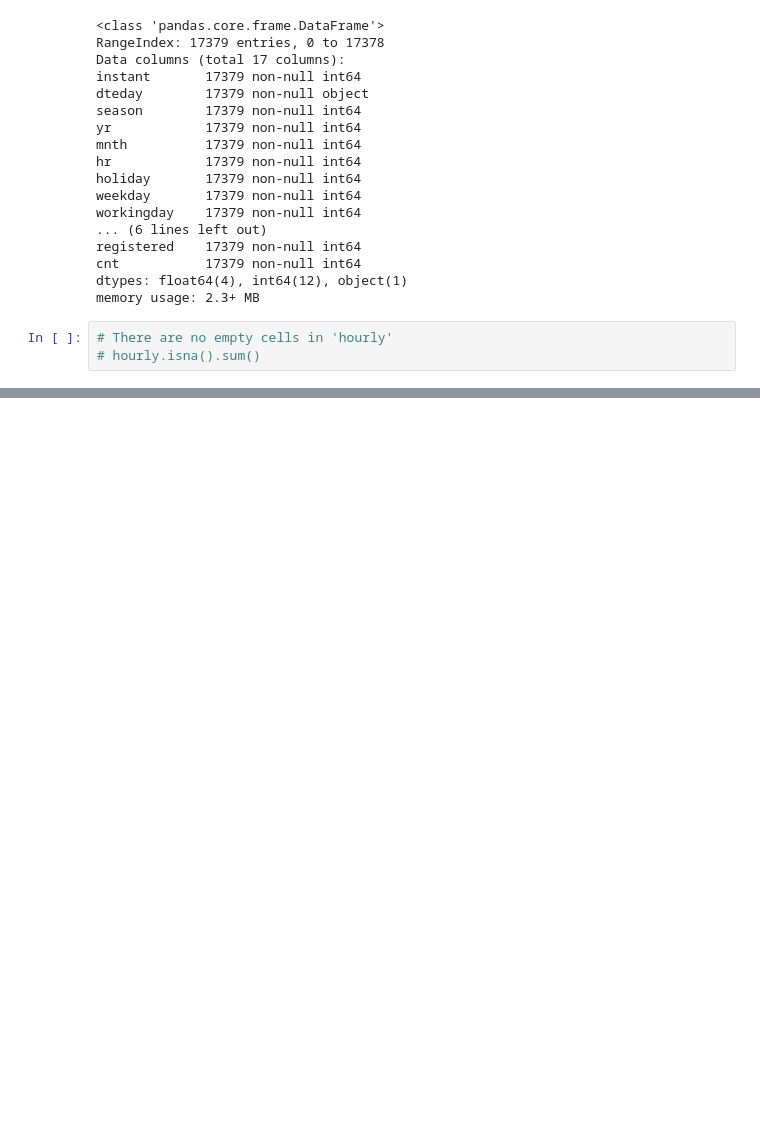
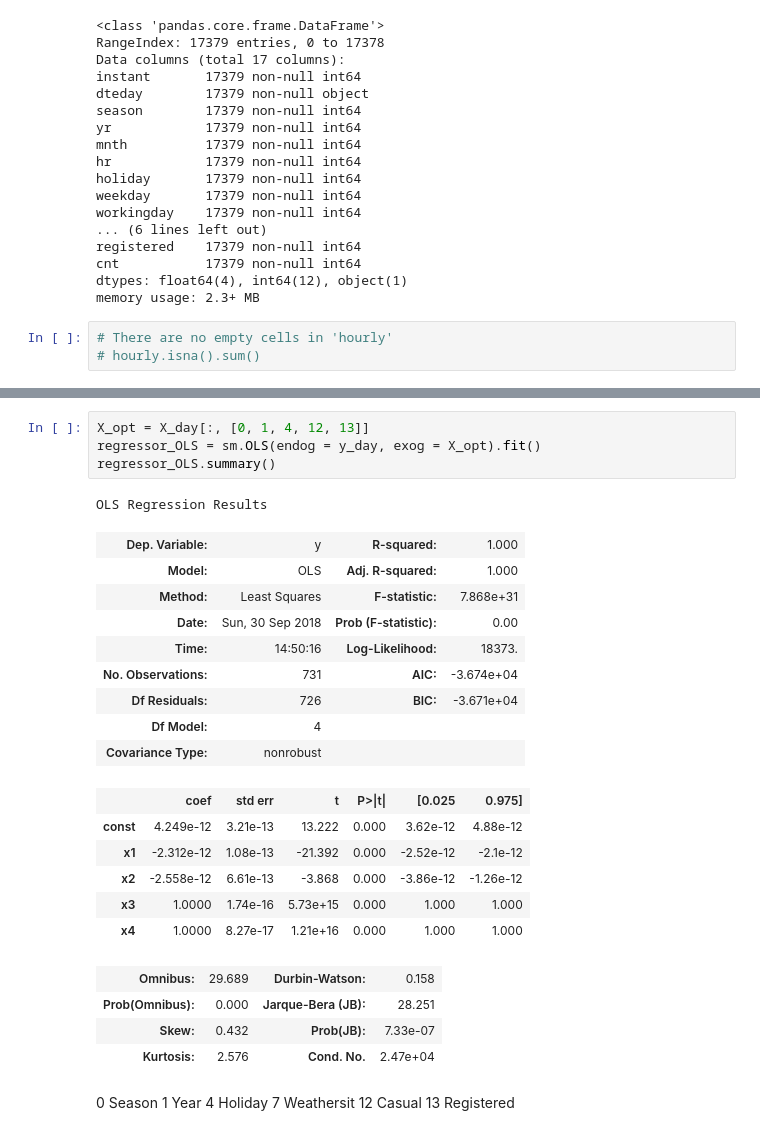
Before and after one commit to mUtterberg/kaggle-projects, a Jupyter notebook: Regressions/Starter.ipynb, the cells around one changed output, grey strips where cells are left out. Cells and saved outputs as stored; diff of their text form; blank space fills up the shorter version.

```diff
--- a/Regressions/Starter.ipynb
+++ b/Regressions/Starter.ipynb
@@ -105,0 +221,32 @@ display(hourly)
+# %%
+X_opt = X_day[:, [0, 1, 4, 12, 13]]
+regressor_OLS = sm.OLS(endog = y_day, exog = X_opt).fit()
+regressor_OLS.summary()
+# %% [output]
+OLS Regression Results
+| Dep. Variable: | y | R-squared: | 1.000 |
+| Model: | OLS | Adj. R-squared: | 1.000 |
+| Method: | Least Squares | F-statistic: | 7.868e+31 |
+| Date: | Sun, 30 Sep 2018 | Prob (F-statistic): | 0.00 |
+| Time: | 14:50:16 | Log-Likelihood: | 18373. |
+| No. Observations: | 731 | AIC: | -3.674e+04 |
+| Df Residuals: | 726 | BIC: | -3.671e+04 |
+| Df Model: | 4 |  |  |
+| Covariance Type: | nonrobust |  |  |
+|  | coef | std err | t | P>|t| | [0.025 | 0.975] |
+| const | 4.249e-12 | 3.21e-13 | 13.222 | 0.000 | 3.62e-12 | 4.88e-12 |
+| x1 | -2.312e-12 | 1.08e-13 | -21.392 | 0.000 | -2.52e-12 | -2.1e-12 |
+| x2 | -2.558e-12 | 6.61e-13 | -3.868 | 0.000 | -3.86e-12 | -1.26e-12 |
+| x3 | 1.0000 | 1.74e-16 | 5.73e+15 | 0.000 | 1.000 | 1.000 |
+| x4 | 1.0000 | 8.27e-17 | 1.21e+16 | 0.000 | 1.000 | 1.000 |
+| Omnibus: | 29.689 | Durbin-Watson: | 0.158 |
+| Prob(Omnibus): | 0.000 | Jarque-Bera (JB): | 28.251 |
+| Skew: | 0.432 | Prob(JB): | 7.33e-07 |
+| Kurtosis: | 2.576 | Cond. No. | 2.47e+04 |
+# %% [markdown]
+0 Season
+1 Year
+4 Holiday
+7 Weathersit
+12 Casual
+13 Registered
```
Also changed, not shown: parts of 12 cells of this notebook.
